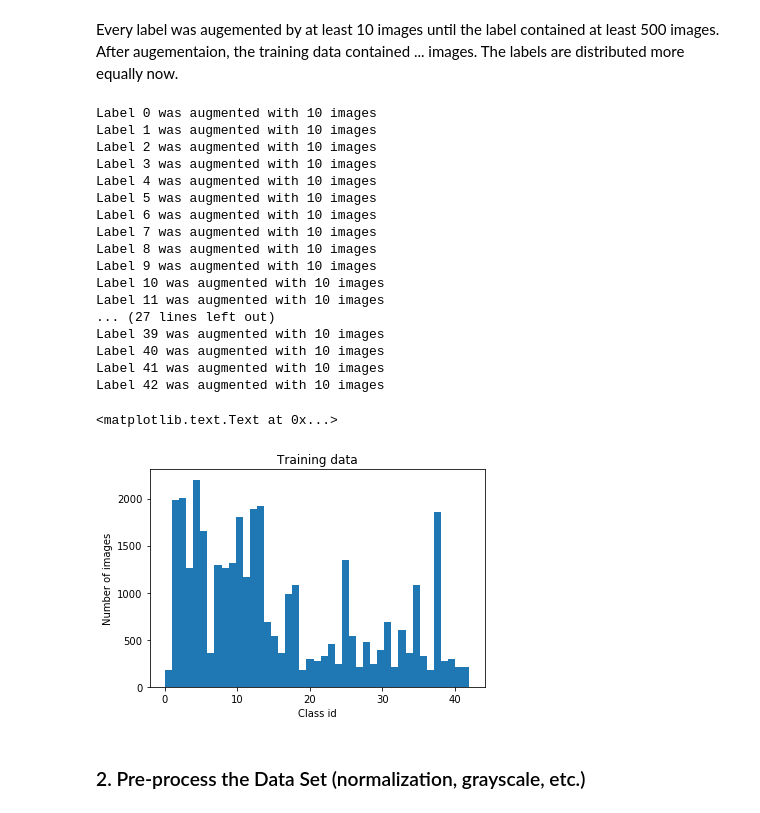
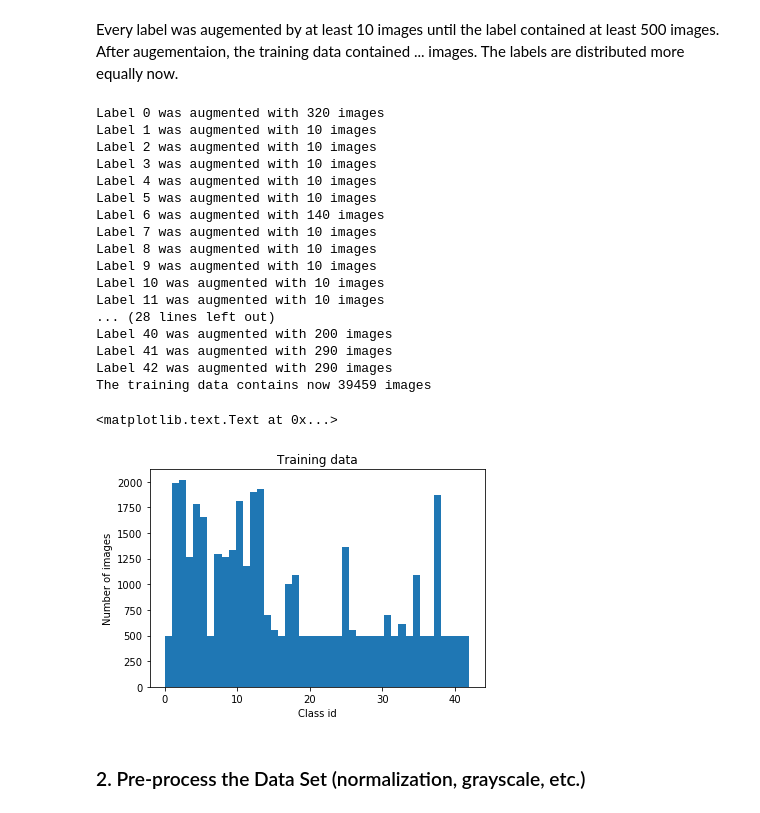
Before and after one commit to heliotropium72/traffic_sign_classifier, a Jupyter notebook: Traffic_Sign_Classifier.ipynb, the cells around one changed output. Cells and saved outputs as stored; diff of their text form; code cells hidden in the pictures.

```diff
--- a/Traffic_Sign_Classifier.ipynb
+++ b/Traffic_Sign_Classifier.ipynb
@@ -287,7 +287,7 @@ with sess.as_default():
             img = random.choice(X_oneclass) # randomly pick an image of that separated clas
             img_mod = random_modification(img).eval()
             X_new.append(img)
-            y_new.append(i)
+            y_new.append(label)
         print('Label {} was augmented with {} images'.format(label, sample_size))
 
 X_new = np.array(X_new)
@@ -304,33 +304,40 @@ assert X_train.shape[0] == y_train.shape[0], 'Image and label set have different
 
 print('The training data contains now {} images'.format(len(X_train)))
 # %% [output]
-Label 0 was augmented with 10 images
+Label 0 was augmented with 320 images
 Label 1 was augmented with 10 images
 Label 2 was augmented with 10 images
 Label 3 was augmented with 10 images
 Label 4 was augmented with 10 images
 Label 5 was augmented with 10 images
-Label 6 was augmented with 10 images
+Label 6 was augmented with 140 images
 Label 7 was augmented with 10 images
 Label 8 was augmented with 10 images
 Label 9 was augmented with 10 images
 Label 10 was augmented with 10 images
 Label 11 was augmented with 10 images
-... (27 lines left out)
-Label 39 was augmented with 10 images
-Label 40 was augmented with 10 images
-Label 41 was augmented with 10 images
-Label 42 was augmented with 10 images
+... (28 lines left out)
+Label 40 was augmented with 200 images
+Label 41 was augmented with 290 images
+Label 42 was augmented with 290 images
+The training data contains now 39459 images
 # %%
+filex = open("testtrain.pickle", "wb")
+pickle.dump(X_train, filex)
+filex.close()
+filey = open("testtrainy.pickle", "wb")
+pickle.dump(X_train, filey)
+filey.close()
+
 #Fast visualisation of new label distribution
 fig, ax = plt.subplots()
 n, bins, patches = ax.hist(y_train, bins=n_classes)
 ax.set_title('Training data')
 ax.set_xlabel('Class id')
 ax.set_ylabel('Number of images')
 # %% [output]
 <matplotlib.text.Text at 0x...>
-[figure, old version]
+[figure, new version]
 # %% [markdown]
 ### 2. Pre-process the Data Set (normalization, grayscale, etc.)
 # %% [markdown]
```
Also changed, not shown: parts of 21 cells of this notebook, 10 other files.
